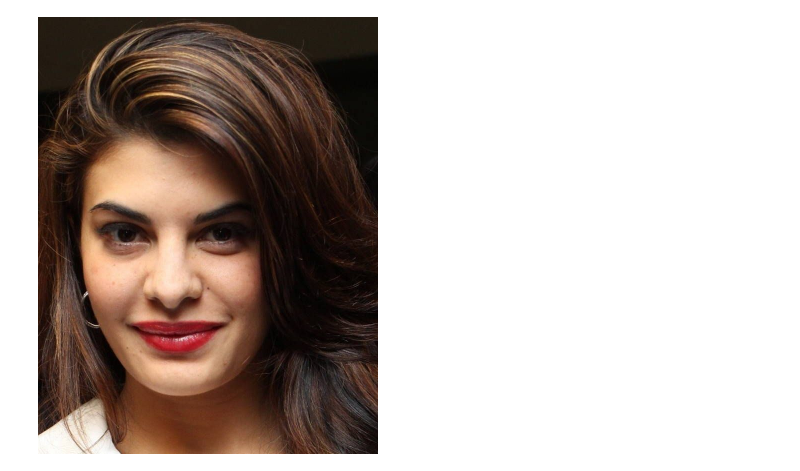
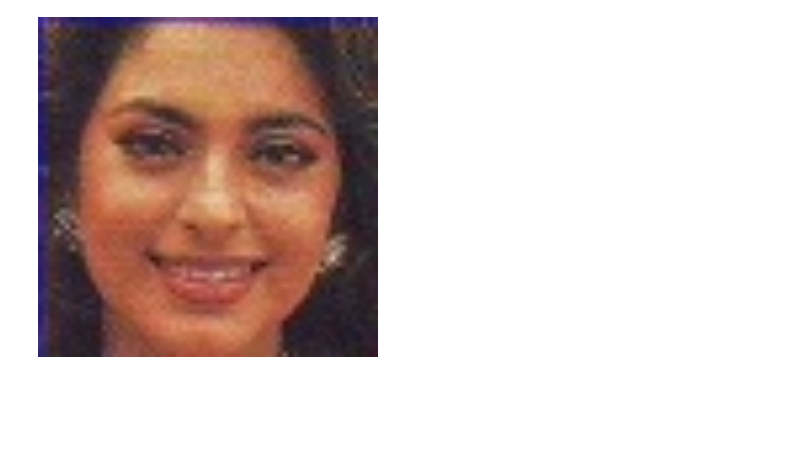
Before and after one commit to sumeetbalwade/Facedoc_ML, a Jupyter notebook: MobileNet/Function.ipynb, the cells around one changed output. Saved outputs shown, nothing was run; the diff lists cells and outputs as text; code cells hidden in the pictures; blank space fills up the shorter version.

Commit message:
updated files function and implementation

```diff
--- a/MobileNet/Function.ipynb
+++ b/MobileNet/Function.ipynb
@@ -29,11 +29,11 @@ def prepare_image(file_name):
     img_array_expanded_dims = np.expand_dims(img_array, axis=0)
     return keras.applications.mobilenet.preprocess_input(img_array_expanded_dims)
 # %%
-image_name = 'Jacqueline_Fernandez_Test.jpg'
+image_name = 'Juhi_Chawla.57.jpg'
 processed_test_image = prepare_image(image_name)
 # %%
-Image(filename = 'D:\Studies\PICT\T&P\Flourisense\Facedoc\MobileNet\data\celeb_faces_dataset\custom_test\\' + image_name,
+Image(filename = 'D:\Studies\PICT\T&P\Flourisense\Facedoc\Implementation\data\celeb_faces_dataset\custom_test\\' + image_name,
       width = 340, height = 437)
 # %% [output]
-[figure, old version]
+[figure, new version]
 # %%
```
Also changed, not shown: parts of 5 cells of this notebook, 1 other file.
